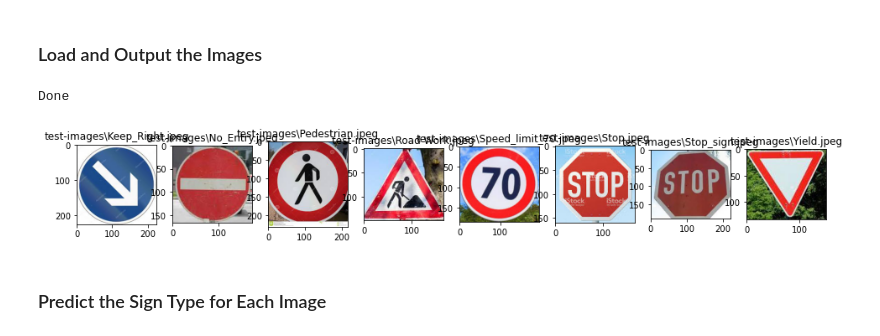
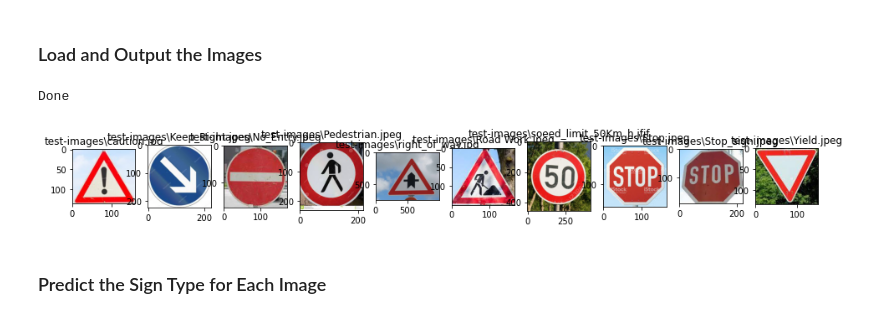
Before and after one commit to mo7mmed77/Traffic-Signs-Classifier, a Jupyter notebook: Traffic_Sign_Classifier.ipynb, the cells around one changed output. Saved outputs shown, nothing was run; the diff lists cells and outputs as text; code cells hidden in the pictures.

```diff
--- a/Traffic_Sign_Classifier.ipynb
+++ b/Traffic_Sign_Classifier.ipynb
@@ -438,30 +443,30 @@ You may find `signnames.csv` useful as it contains mappings from the class id (i
 # %%
 ### Load the images and plot them here.
 ### Feel free to use as many code cells as needed.
 import glob
 import cv2
 import os
 import matplotlib.image as mpimg
 %matplotlib inline
 
 load_images_name = []
 resize_images = []
 
-test_images = glob.glob('test-images/*.jpeg')
+test_images = glob.glob('test-images/*')
 total_images = [ mpimg.imread('./' + imgName ) for imgName in test_images ]
 
 fig, axes = plt.subplots(ncols=len(total_images), figsize=(16, 8))
 for ax, image, imageName in zip(axes, total_images, test_images):
     resize_image = cv2.resize(image, (32, 32))
     #gray_image = cv2.cvtColor(resize_image,cv2.COLOR_BGR2GRAY)
     resize_images.append(resize_image)
     ax.imshow(image)
     ax.set_title(imageName)
 
 print('Done')
 # %% [output]
 Done
-[figure, old version]
+[figure, new version]
 # %% [markdown]
 ### Predict the Sign Type for Each Image
 # %%
```
Also changed, not shown: parts of 6 cells of this notebook, 8 other files.
